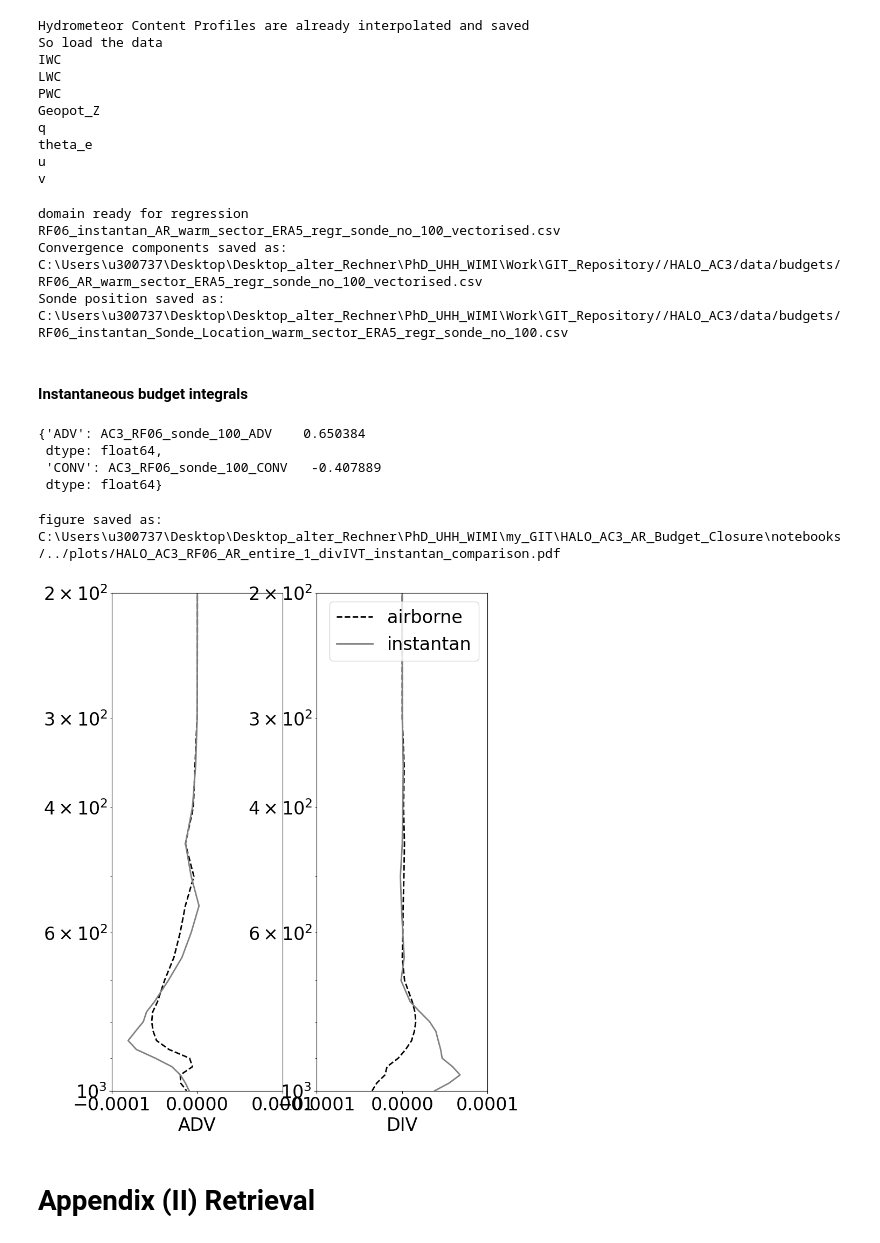
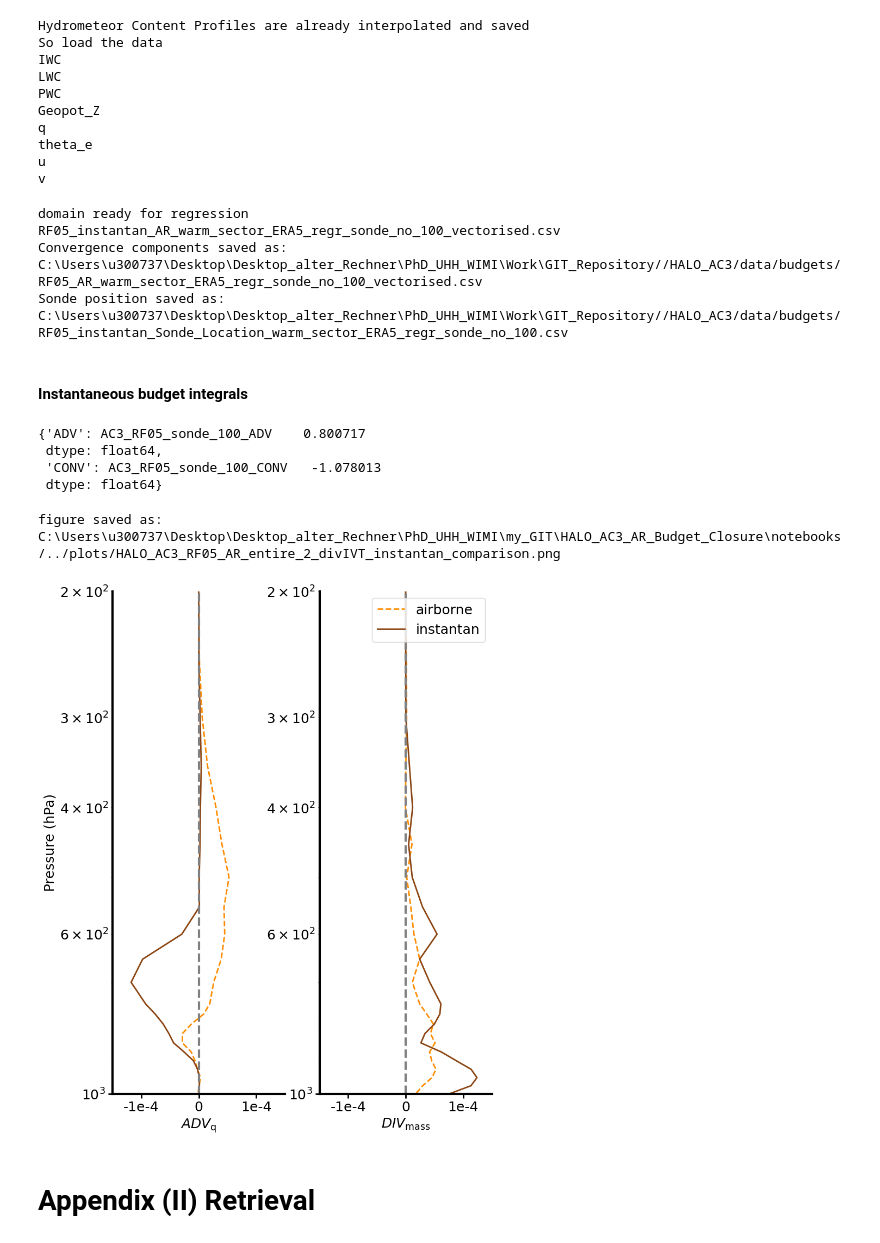
Before and after one commit to hdorff94/HALO_AC3_AR_Budget_Closure, a Jupyter notebook: notebooks/updt_sonde_moisture_transport_divergence.ipynb, the cells around one changed output. Cells and saved outputs as stored; diff of their text form; code cells hidden in the pictures.

Commit message:
changes during review process of manuscript, mainly in plotting

```diff
--- a/notebooks/updt_sonde_moisture_transport_divergence.ipynb
+++ b/notebooks/updt_sonde_moisture_transport_divergence.ipynb
@@ -489,7 +501,7 @@ def plot_internal_iwv_tendency(sonde_times_series,Dropsondes,IWV_retrieved,secto
 ## Switches and Definitions
 # %%
 campaign="HALO_AC3"
-ar_of_day="AR_entire_1"
+ar_of_day="AR_entire_2"
 calibrated_hamp=True
 flight=["RF05"]
 flight_dates={"RF05":"20220315",
@@ -1653,9 +1711,9 @@ if add_instantan:
 ####inst_dx_u
 # %% [output]
 domain ready for regression
-RF06_instantan_AR_warm_sector_ERA5_regr_sonde_no_100_vectorised.csv
-Convergence components saved as:  C:\Users\u300737\Desktop\Desktop_alter_Rechner\PhD_UHH_WIMI\Work\GIT_Repository//HALO_AC3/data/budgets/RF06_AR_warm_sector_ERA5_regr_sonde_no_100_vectorised.csv
-Sonde position saved as: C:\Users\u300737\Desktop\Desktop_alter_Rechner\PhD_UHH_WIMI\Work\GIT_Repository//HALO_AC3/data/budgets/RF06_instantan_Sonde_Location_warm_sector_ERA5_regr_sonde_no_100.csv
+RF05_instantan_AR_warm_sector_ERA5_regr_sonde_no_100_vectorised.csv
+Convergence components saved as:  C:\Users\u300737\Desktop\Desktop_alter_Rechner\PhD_UHH_WIMI\Work\GIT_Repository//HALO_AC3/data/budgets/RF05_AR_warm_sector_ERA5_regr_sonde_no_100_vectorised.csv
+Sonde position saved as: C:\Users\u300737\Desktop\Desktop_alter_Rechner\PhD_UHH_WIMI\Work\GIT_Repository//HALO_AC3/data/budgets/RF05_instantan_Sonde_Location_warm_sector_ERA5_regr_sonde_no_100.csv
 # %% [markdown]
 #### Instantaneous budget integrals
 # %%
@@ -1675,42 +1733,66 @@ for term in ["ADV","CONV"]:
                                  axis=0,x=inst_pres_index)*3600*1000
 inst_warm_budgets
 # %% [output]
-{'ADV': AC3_RF06_sonde_100_ADV    0.650384
+{'ADV': AC3_RF05_sonde_100_ADV    0.800717
  dtype: float64,
- 'CONV': AC3_RF06_sonde_100_CONV   -0.407889
+ 'CONV': AC3_RF05_sonde_100_CONV   -1.078013
  dtype: float64}
 # %%
 ## Plot moisture budget terms
 # %%
+matplotlib.rcParams.update({"font.size":18})
 inst_budget_fig=plt.figure(figsize=(9,12))
+
 ax1=inst_budget_fig.add_subplot(121)
 ax2=inst_budget_fig.add_subplot(122)
-ax1.plot(ERA5_budget_regression_profile_df["ADV_calc"].values,ERA5_budget_regression_profile_df.index,lw=2,ls="--",color="black")
+ax1.plot(ERA5_budget_regression_profile_df["ADV_calc"].values,ERA5_budget_regression_profile_df.index,lw=2,ls="--",color="darkorange")
 ax1.plot(inst_ERA5_budget_regression_profile_df["ADV_calc"].values,inst_ERA5_budget_regression_profile_df.index,
-        lw=2,ls="-",color="grey")
+        lw=2,ls="-",color="saddlebrown")
 ax2.plot(ERA5_budget_regression_profile_df["CONV"].values,ERA5_budget_regression_profile_df.index,
-         ls="--",lw=2,color="black",label="airborne")
+         ls="--",lw=2,color="darkorange",label="airborne")
 ax2.plot(inst_ERA5_budget_regression_profile_df["CONV"].values,inst_ERA5_budget_regression_profile_df.index,
-        lw=2,color="grey",label="instantan")
+        lw=2,color="saddlebrown",label="instantan")
 #ax1.axhline(0,ymin=50,ymax=1100,ls="--",lw=2,color="grey")
 ax1.set_ylim([200,1000])
-ax1.set_xlim([-1e-4,1e-4])
+ax1.set_xlim([-1.5e-4,1.5e-4])
+ax1.set_ylabel("Pressure (hPa)")
 ax2.set_ylim([200,1000])
-ax2.set_xlim([-1e-4,1e-4])
+ax2.set_xlim([-1.5e-4,1.5e-4])
+ax1.set_xticks([-1e-4,0,1e-4])
+ax2.set_xticks([-1e-4,0,1e-4])
+
+ax1.set_xticklabels(["-1e-4","0","1e-4"])
+ax2.set_xticklabels(["-1e-4","0","1e-4"])
 
 ax1.invert_yaxis()
 ax2.invert_yaxis()
 ax1.set_yscale("log")
 ax2.set_yscale("log")
-ax1.set_xlabel("ADV")
-ax2.set_xlabel("DIV")
+ax1.set_xlabel("$ADV_{\mathrm{q}}$")
+ax2.set_xlabel("$DIV_{\mathrm{mass}}$")
 ax2.legend()
-fig_name="HALO_AC3_"+flight[0]+"_"+ar_of_day+"_divIVT_instantan_comparison.pdf"
+for axis in ['bottom','left']:
+        ax1.spines[axis].set_linewidth(3)
+        ax2.spines[axis].set_linewidth(3)
+ax1.spines['right'].set_visible(False)
+ax1.spines['top'].set_visible(False)
+ax1.yaxis.set_tick_params(width=2,length=6)
+ax1.xaxis.set_tick_params(width=2,length=6)
+ax2.spines['right'].set_visible(False)
+ax2.spines['top'].set_visible(False)
+ax2.yaxis.set_tick_params(width=2,length=6)
+ax2.xaxis.set_tick_params(width=2,length=6)
+
+ax1.axvline(x=0,ls="--",lw=3,color="grey")
+ax2.axvline(x=0,ls="--",lw=3,color="grey")
+
+
+fig_name="HALO_AC3_"+flight[0]+"_"+ar_of_day+"_divIVT_instantan_comparison.png"
 inst_budget_fig.savefig(plot_path+fig_name,dpi=300,bbox_inches="tight")
 print("figure saved as:",plot_path+fig_name)
 # %% [output]
-figure saved as: C:\Users\u300737\Desktop\Desktop_alter_Rechner\PhD_UHH_WIMI\my_GIT\HALO_AC3_AR_Budget_Closure\notebooks/../plots/HALO_AC3_RF06_AR_entire_1_divIVT_instantan_comparison.pdf
+figure saved as: C:\Users\u300737\Desktop\Desktop_alter_Rechner\PhD_UHH_WIMI\my_GIT\HALO_AC3_AR_Budget_Closure\notebooks/../plots/HALO_AC3_RF05_AR_entire_2_divIVT_instantan_comparison.png
-[figure, old version]
+[figure, new version]
 # %% [markdown]
 # Appendix (II) Retrieval
 # %%
```
Also changed, not shown: parts of 25 cells of this notebook, 9 other files.
